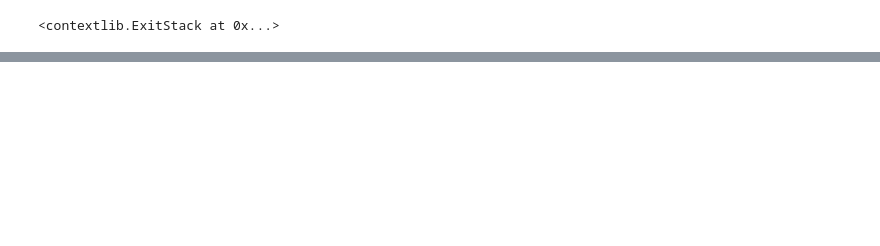
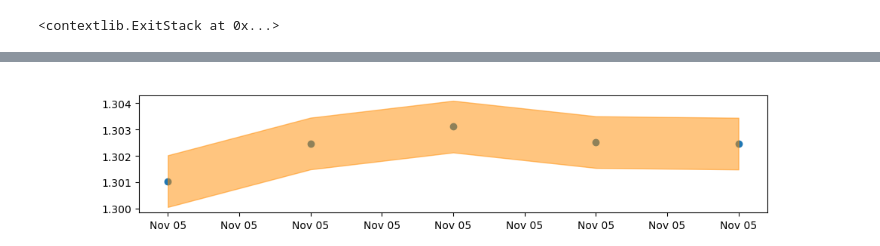
Before and after one commit to alexrmiller2/gpr-system, a Jupyter notebook: gpr-system-v2.ipynb, the cells around one changed output, grey strips where cells are left out. Saved outputs shown, nothing was run; the diff lists cells and outputs as text; code cells hidden in the pictures; blank space fills up the shorter version.

```diff
--- a/gpr-system-v2.ipynb
+++ b/gpr-system-v2.ipynb
@@ -77,0 +50,24 @@ for i in range(10):
+# %%
+
+def plotGPR(timeSeries, meanSeries, stdSeries):
+    plt.clf()
+    plt.scatter([datetime.fromtimestamp(timestamp/1e6) for timestamp in timeSeries], meanSeries)
+    plt.fill_between(
+        [datetime.fromtimestamp(timestamp/1e6) for timestamp in timeSeries],
+        meanSeries - 1.96 * stdSeries,
+        meanSeries + 1.96 * stdSeries,
+        alpha=0.5,
+        color='darkorange'
+    )
+    date_format = mdates.DateFormatter('%b %d')
+    plt.gcf().axes[0].xaxis.set_major_formatter(date_format)
+    plt.show()
+# %%
+fig = plt.figure(2)
+predictSeries = gprPredict(-1000, 100)
+for i in range(1, 5):
+    predictSeries = np.vstack((predictSeries, gprPredict(-1000+i, 100)))
+
+plotGPR(predictSeries[:,0], predictSeries[:,1], predictSeries[:,2])
+# %% [output]
+[figure, added]
```
Also changed, not shown: parts of 3 cells of this notebook.
